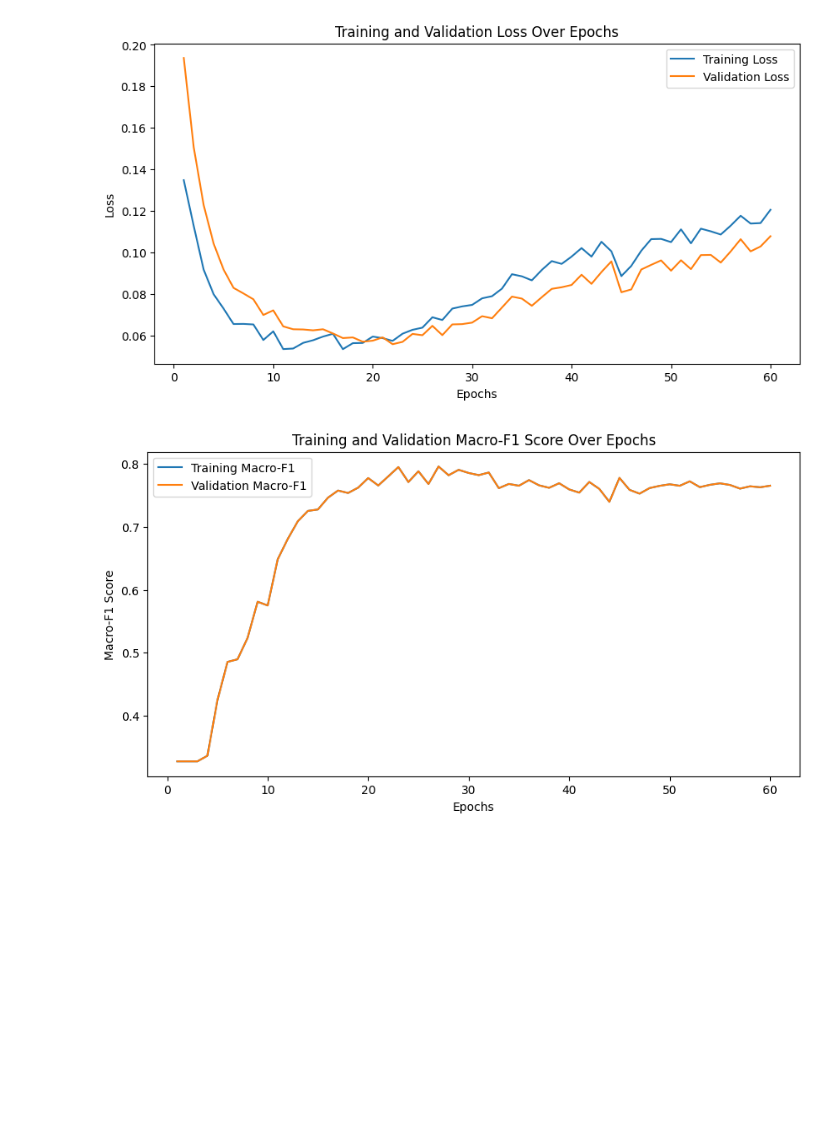
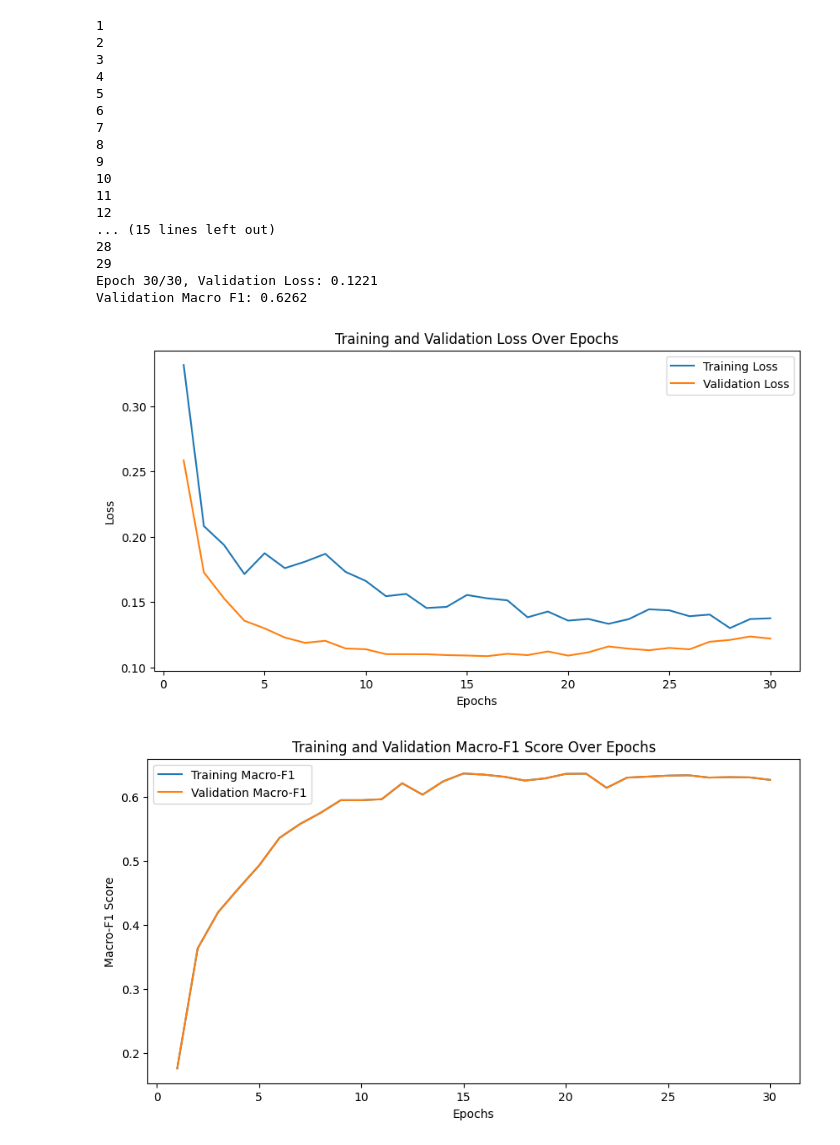
Before and after one commit to hyouteki/lanat, a Jupyter notebook: bio_encoding/dataset_1/BiLSTMCRF_fasttext.ipynb, the cells around one changed output. Drawn from its saved outputs; the diff is of its cells as text; code cells hidden in the pictures; blank space fills up the shorter version.

```diff
--- a/bio_encoding/dataset_1/BiLSTMCRF_fasttext.ipynb
+++ b/bio_encoding/dataset_1/BiLSTMCRF_fasttext.ipynb
@@ -30,7 +30,7 @@ def load_embeddings_from_file(embedding_file, word_index, embedding_dim):
 
 
 # Load processed data
-with open("processed_train_data.json", "r") as f_train, open("processed_val_data.json", "r") as f_val:
+with open("train_dataset.json", "r") as f_train, open("val_dataset.json", "r") as f_val:
     processed_train_data = json.load(f_train)
     processed_val_data = json.load(f_val)
 
@@ -132,26 +132,27 @@ class BiLSTMCRF(nn.Module):
     def calculate_crf_loss(self, emissions, tags):
         return -self.crf(emissions, tags)
 # Initialize model, criterion, and optimizer
-hidden_size = 100
+hidden_size = 128
 output_size = len(label_to_index)
 model_fasttext = BiLSTMCRF(embedding_matrix_fasttext, hidden_size, output_size)
 criterion = nn.CrossEntropyLoss()
 optimizer = optim.Adam(model_fasttext.parameters(), lr=0.001)
 
 # Training loop
-num_epochs = 60
+num_epochs = 30
 train_losses = []
 val_losses = []
 train_f1_scores = []
 val_f1_scores = []
 
 for epoch in range(num_epochs):
+    print(epoch)
     model_fasttext.train()
     for inputs, targets in train_loader:
         optimizer.zero_grad()
-        outputs = model_fasttext(inputs)
-        loss = criterion(outputs.view(-1, output_size), targets.view(-1))
-        loss.backward()
+        emissions = model_fasttext(inputs)
+        crf_loss = model_fasttext.calculate_crf_loss(emissions, targets)
+        crf_loss.backward()
         optimizer.step()
 
     model_fasttext.eval()
@@ -212,2 +212,19 @@ Validation Macro F1: 0.7652
+1
+2
+3
+4
+5
+6
+7
+8
+9
+10
+11
+12
+... (15 lines left out)
+28
+29
+Epoch 30/30, Validation Loss: 0.1221
+Validation Macro F1: 0.6262
-[figure, old version]
+[figure, new version]
-[figure, old version]
+[figure, new version]
```
Also changed, not shown: parts of 2 cells of this notebook, 11 other files.
